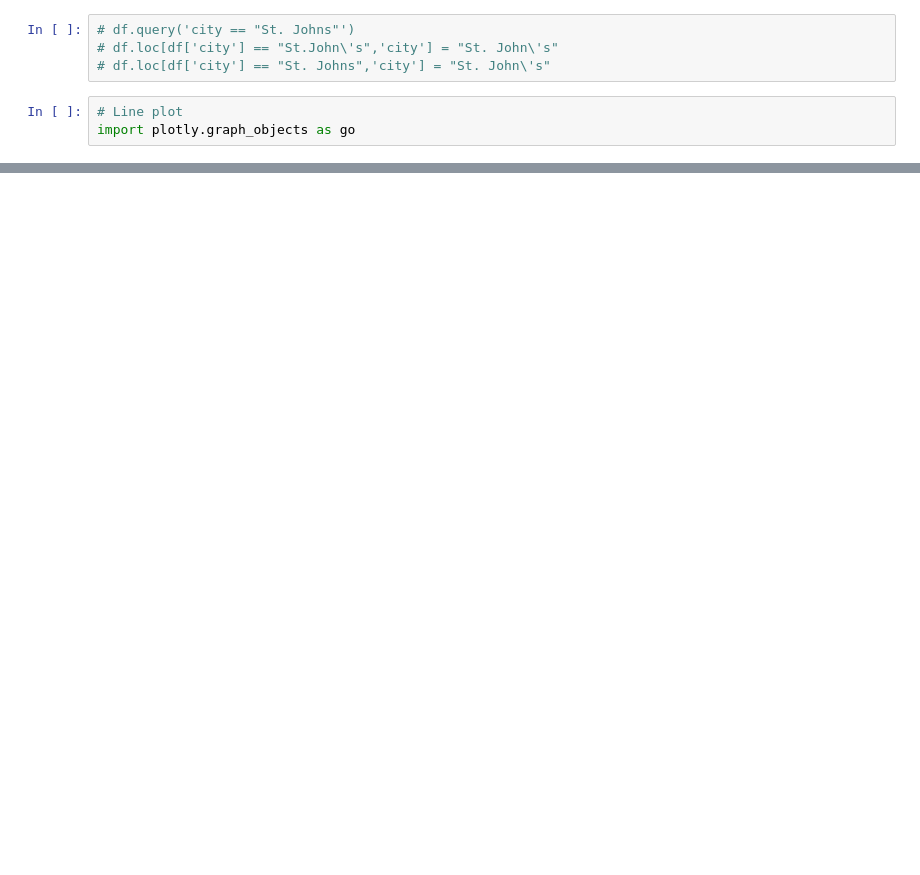
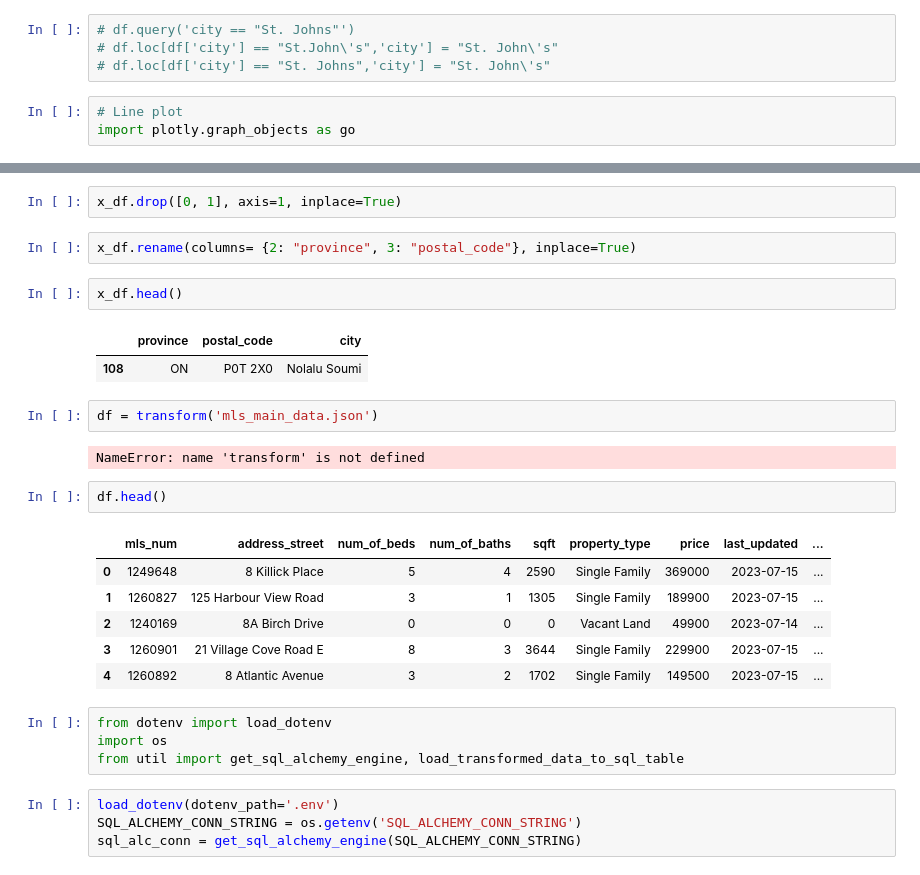
Before and after one commit to mogopaly87/mls_rest_api, a Jupyter notebook: dash_tutorial.ipynb, the cells around one changed output, grey strips where cells are left out. Cells and saved outputs as stored; diff of their text form; blank space fills up the shorter version.

```diff
--- a/dash_tutorial.ipynb
+++ b/dash_tutorial.ipynb
@@ -47,0 +156,30 @@ px.histogram(data_frame=df,
+# %%
+x_df.drop([0, 1], axis=1, inplace=True)
+# %%
+x_df.rename(columns= {2: "province", 3: "postal_code"}, inplace=True)
+# %%
+x_df.head()
+# %% [output]
+|  | province | postal_code | city |
+| 108 | ON | P0T 2X0 | Nolalu Soumi |
+# %%
+df = transform('mls_main_data.json')
+# %% [output]
+NameError: name 'transform' is not defined
+# %%
+df.head()
+# %% [output]
+|  | mls_num | address_street | num_of_beds | num_of_baths | sqft | property_type | price | last_updated | ... |
+| 0 | 1249648 | 8 Killick Place | 5 | 4 | 2590 | Single Family | 369000 | 2023-07-15 | ... |
+| 1 | 1260827 | 125 Harbour View Road | 3 | 1 | 1305 | Single Family | 189900 | 2023-07-15 | ... |
+| 2 | 1240169 | 8A Birch Drive | 0 | 0 | 0 | Vacant Land | 49900 | 2023-07-14 | ... |
+| 3 | 1260901 | 21 Village Cove Road E | 8 | 3 | 3644 | Single Family | 229900 | 2023-07-15 | ... |
+| 4 | 1260892 | 8 Atlantic Avenue | 3 | 2 | 1702 | Single Family | 149500 | 2023-07-15 | ... |
+# %%
+from dotenv import load_dotenv
+import os
+from util import get_sql_alchemy_engine, load_transformed_data_to_sql_table
+# %%
+load_dotenv(dotenv_path='.env')
+SQL_ALCHEMY_CONN_STRING = os.getenv('SQL_ALCHEMY_CONN_STRING')
+sql_alc_conn = get_sql_alchemy_engine(SQL_ALCHEMY_CONN_STRING)
```
Also changed, not shown: parts of 13 cells of this notebook, 5 other files.
